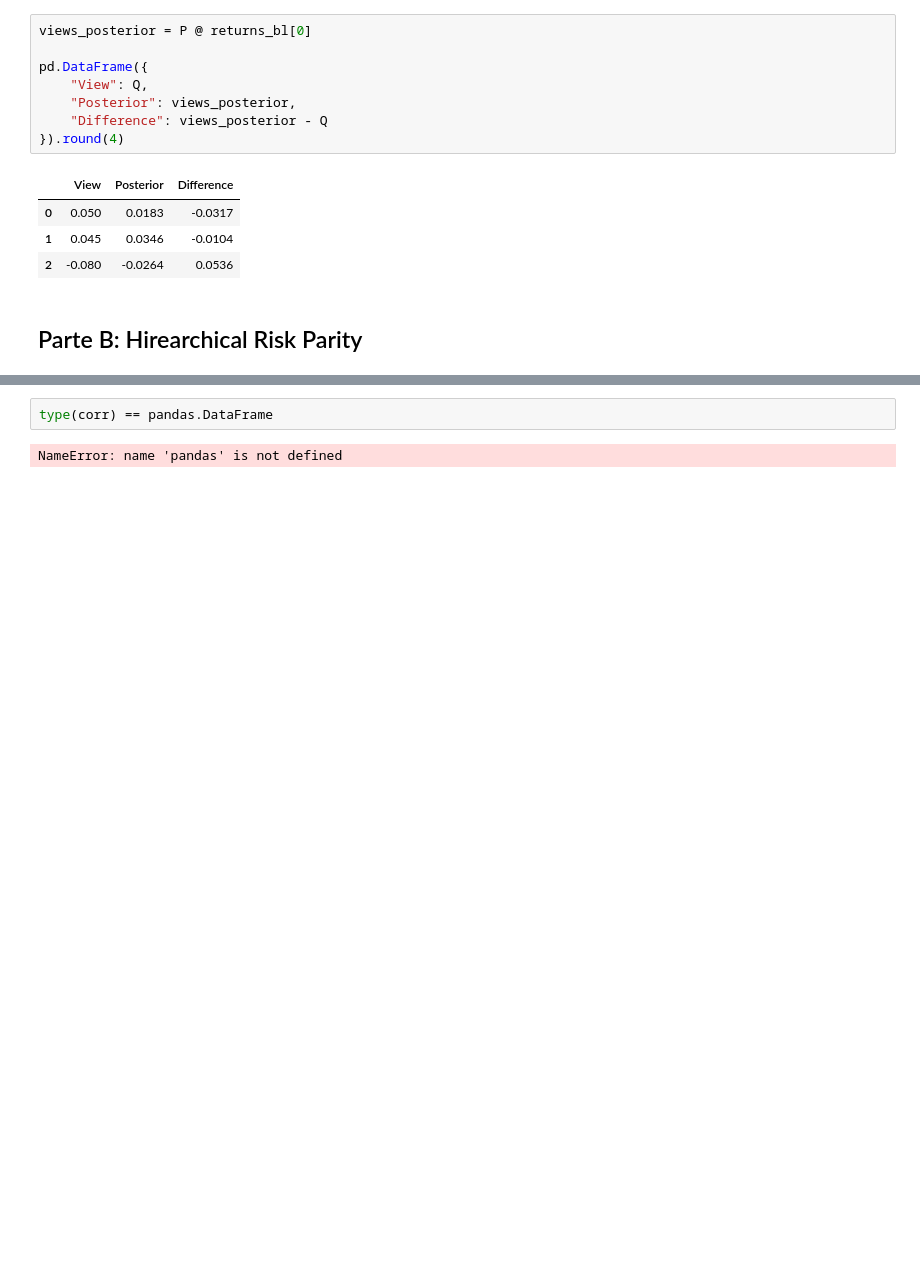
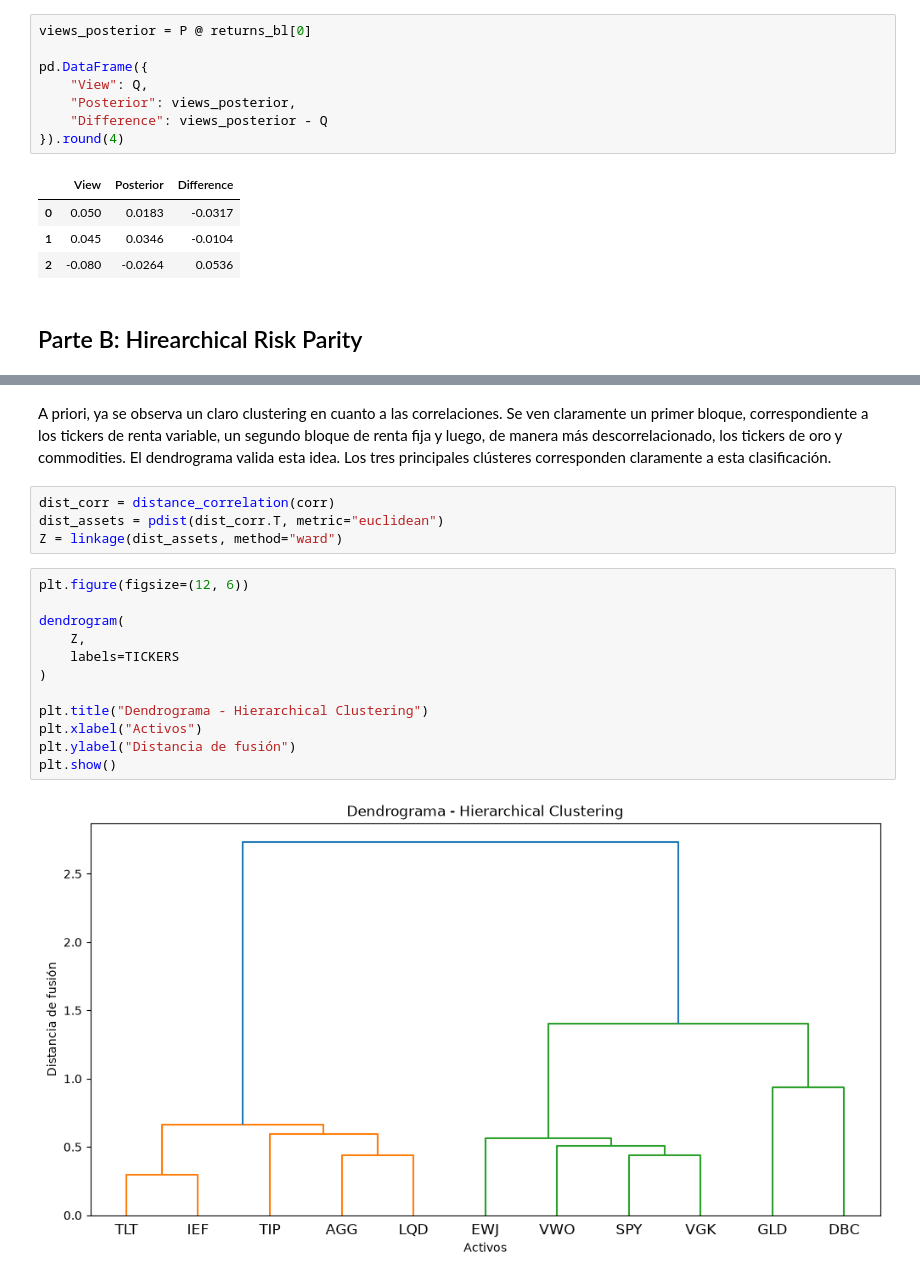
Before and after one commit to Jorgeberlin/quant_management, a Jupyter notebook: notebooks/03_Black_Litterman.ipynb, the cells around one changed output, grey strips where cells are left out. Saved outputs shown, nothing was run; the diff lists cells and outputs as text; blank space fills up the shorter version.

```diff
--- a/notebooks/03_Black_Litterman.ipynb
+++ b/notebooks/03_Black_Litterman.ipynb
@@ -258,7 +263,23 @@ plt.title("Matriz de correlaciones")
 plt.show()
 # %% [output]
 [figure]
+# %% [markdown]
+A priori, ya se observa un claro clustering en cuanto a las correlaciones. Se ven claramente un primer bloque, correspondiente a los tickers de renta variable, un segundo bloque de renta fija y luego, de manera más descorrelacionado, los tickers de oro y commodities. El dendrograma valida esta idea. Los tres principales clústeres corresponden claramente a esta clasificación.
 # %%
-type(corr) == pandas.DataFrame
+dist_corr = distance_correlation(corr)
+dist_assets = pdist(dist_corr.T, metric="euclidean")
+Z = linkage(dist_assets, method="ward")
-# %% [output]
-NameError: name 'pandas' is not defined
+# %%
+plt.figure(figsize=(12, 6))
+
+dendrogram(
+    Z,
+    labels=TICKERS
+)
+
+plt.title("Dendrograma - Hierarchical Clustering")
+plt.xlabel("Activos")
+plt.ylabel("Distancia de fusión")
+plt.show()
+# %% [output]
+[figure, added]
```
Also changed, not shown: parts of 1 cell of this notebook.
